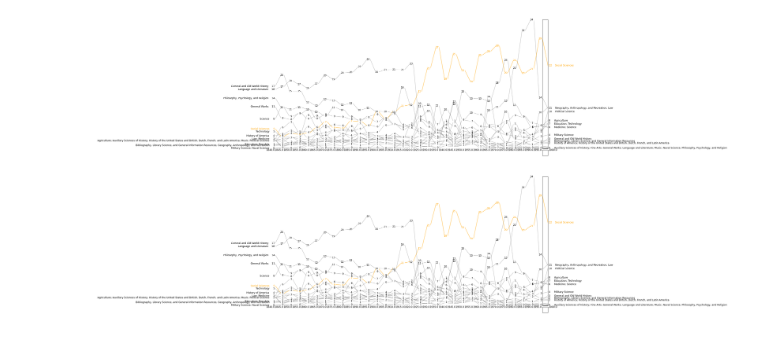
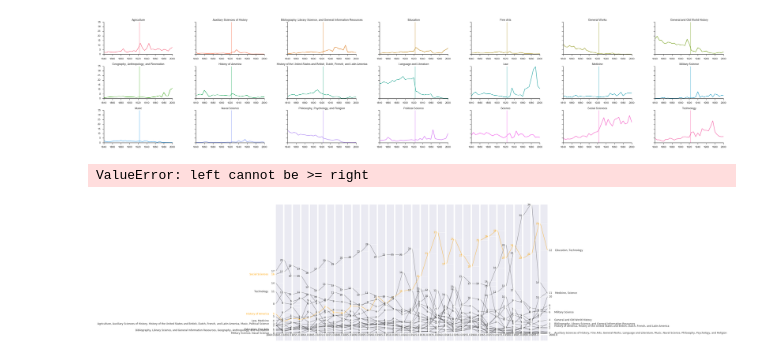
Before and after one commit to organisciak/BookwormPython, a Jupyter notebook: notebooks/UnderstandingTheCollection.ipynb, the cells around one changed output. Saved outputs shown, nothing was run; the diff lists cells and outputs as text; code cells hidden in the pictures.

```diff
--- a/notebooks/UnderstandingTheCollection.ipynb
+++ b/notebooks/UnderstandingTheCollection.ipynb
@@ -16,4 +24,4 @@ logger.setLevel(logging.DEBUG)
 # %%
-endpoint = "http://bookworm.htrc.illinois.edu/cgi-bin/dbbindings.py"
+endpoint = "https://bookworm.htrc.illinois.edu/cgi-bin/dbbindings.py"
 database = "hathipd"
-bw = Bwypy(endpoint=endpoint, db=database)
+bw = bwypy.Bwypy(endpoint=endpoint, db=database)
@@ -115,10 +181,23 @@ decades.transpose().plot()
+# %%
+sns.set(style="ticks")
+def add_pd_line(**kwargs):
+    # Ignoring the kwargs that are sent over
+    plt.axvline(1923, linewidth=1, **kwargs)
+grid = sns.FacetGrid(long_decades, col="lc_classes", hue="lc_classes",
+                     col_wrap=7, sharex=False, aspect=2, size=2.5)
+grid.map(plt.plot, "decade", "Percent of Collection")
+grid.map(add_pd_line)
+grid.set_titles("{col_name}")
+plt.savefig("pd-trends.png", dpi=300)
+# %% [output]
+[figure, added]
 # %%
-slope(decades,width =24,height= 12,kind='interval', color={"Social Sciences":"orange", "Languages and Literature": "blue"},
+slope(decades,width =24,height= 12,kind='interval', marker="%1.f", color={"Social Sciences":"orange", "Languages and Literature": "blue"},
           font_size=12, dpi=100)
 #d.columns = ["pre-1923", "1923-"]
 # %% [output]
+ValueError: left cannot be >= right
-[figure, old version]
+[figure, new version]
-[figure, removed]
 # %%
 # Plot language
 q = bw.default.copy()
```
Also changed, not shown: parts of 20 cells of this notebook, 6 other files.
